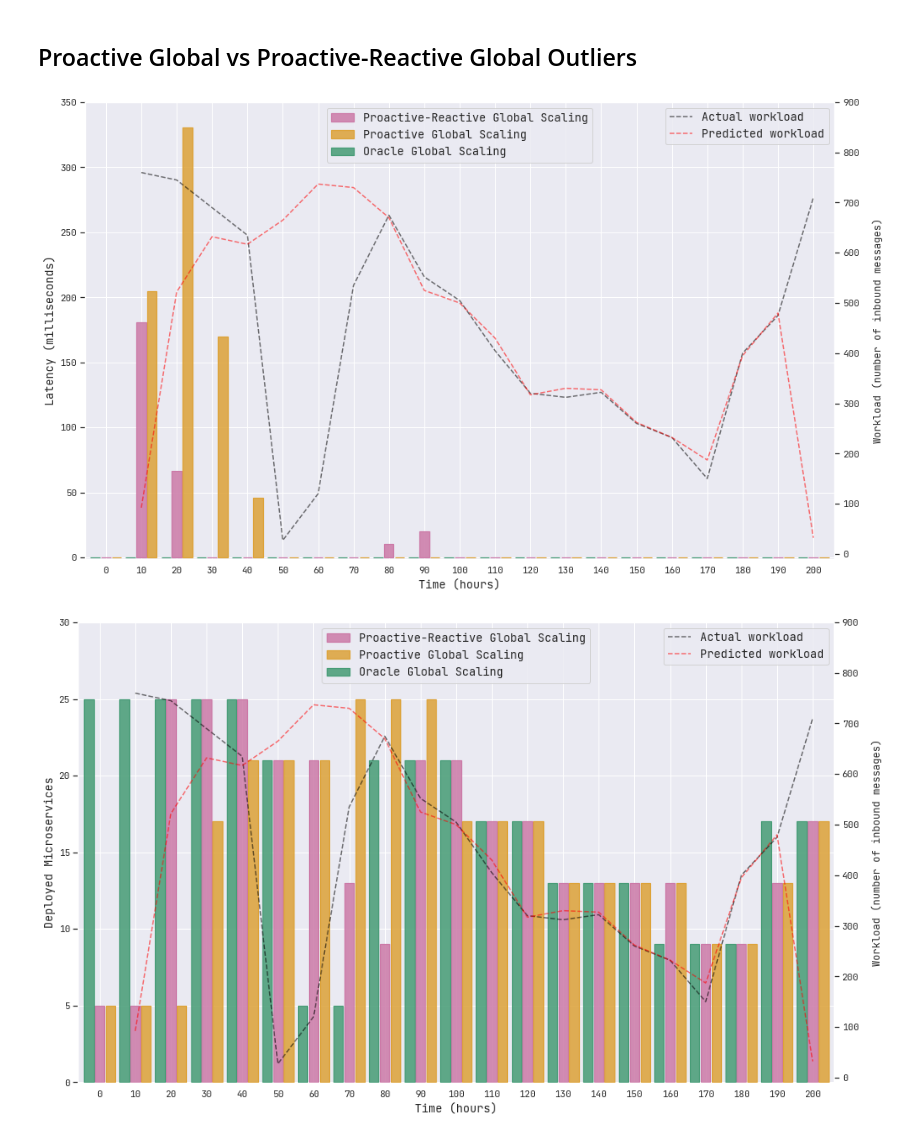
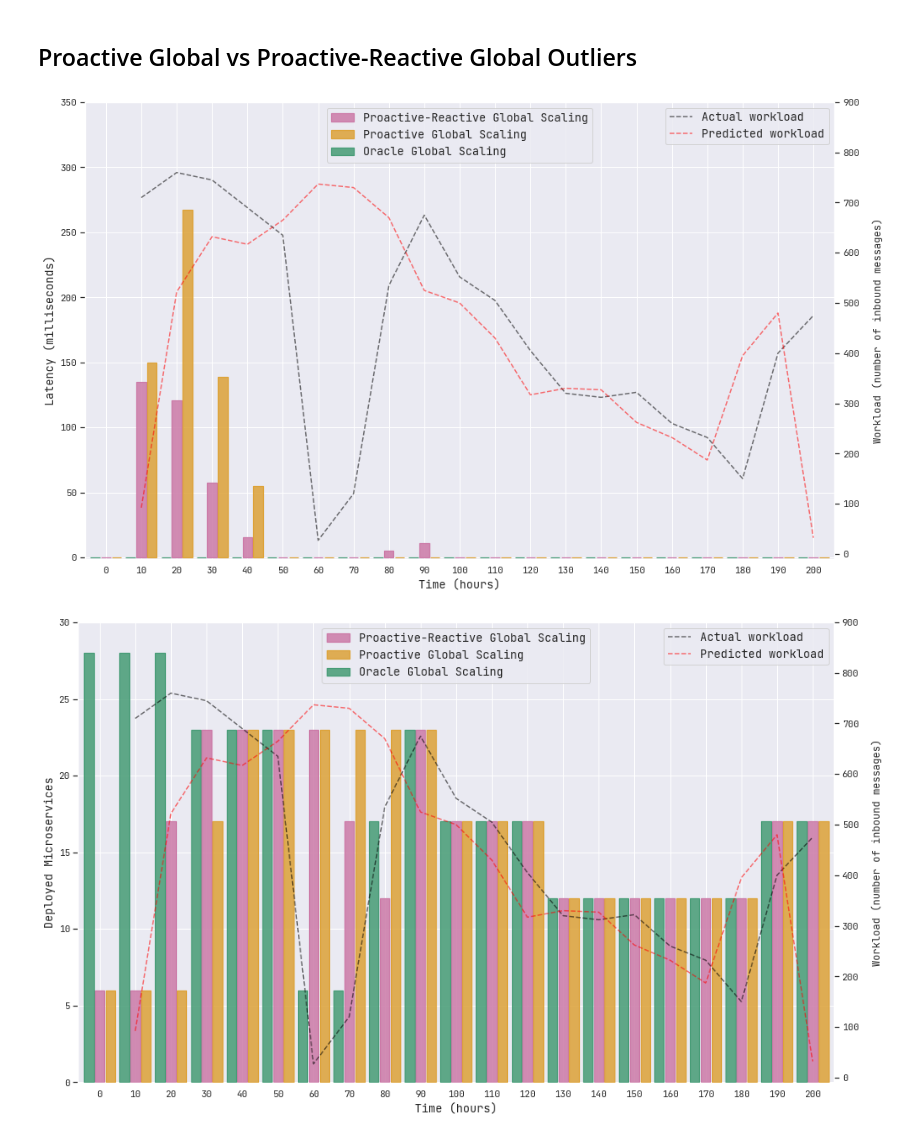
Before and after one commit to LBacchiani/TeaStore-GlobalScaling, a Jupyter notebook: main.ipynb, the cells around one changed output. Drawn from its saved outputs; the diff is of its cells as text; code cells hidden in the pictures.

```diff
--- a/main.ipynb
+++ b/main.ipynb
@@ -90,7 +90,7 @@ for target_col, target_label, save_label, step in zip(target_cols, target_labels
     width = 2.7
 
     if save_label == 'latency':
-        up = 100
+        up = 200
         down = -.5
     elif save_label == 'deployed_instaces':
         up = 30
@@ -157,7 +157,7 @@ for target_col, target_label, save_label, step in zip(target_cols, target_labels
 # %% [markdown]
 ## Oracle Local vs Reactive Global Scaling Enron
 # %%
-data_folder = 'data/'
+data_folder = 'newData/'
 data_files = ['oracle_local.txt', 'reactive_global.txt']
 
 target_cols = ['Latency (ms)', 'Deployed instances', 'Message Loss']
@@ -202,13 +202,13 @@ for target_col, target_label, save_label, step in zip(target_cols, target_labels
     width = 2.7
 
     if save_label == 'latency':
-        up = 35
+        up = 50
         down = -.01
     elif save_label == 'deployed_instaces':
         up = 30
         down = -.01
     else:
-        up = 3500
+        up = 8000
         down = -1
 
 
@@ -274,7 +274,7 @@ print("area local =", area_local)
 # %% [markdown]
 ## Proactive Global vs Proactive-Reactive Global Outliers
 # %%
-data_folder = 'data/'
+data_folder = 'newData/'
 data_files = ['proactive-reactive_outliers_global.txt', 'proactive_outliers_global.txt', 'oracle_outliers_global.txt']
 
 target_cols = ['Latency (ms)', 'Deployed instances', 'Message Loss', 'Cost (USD)']
@@ -282,7 +282,7 @@ target_labels = ['Latency (milliseconds)', 'Deployed Microservices', 'Message Lo
 save_labels = ['latency', 'deployed_instaces']#, 'loss']
 steps = [50, 10, 200, .01]
 # %%
-usecols_oracle = [0,1,3,7,9,11,13]
+usecols_oracle = [0,1,5,7,9,11,13]
 usecols_proactive_reactive = [0,1,7,9,11,13,15]
 usecols_proactive = [0,1,3,7,9,11,13]
 
@@ -310,7 +310,7 @@ for file in data_files:
     dfs[scenario] = df
 
 for target_col, target_label, save_label, step in zip(target_cols, target_labels, save_labels, steps):
-    x = dfs['proactive-reactive']['Time (ms)']
+    x = dfs['oracle']['Time (ms)']
     y_msgs = dfs['oracle']['Scale Target']
     y_pred = dfs['proactive']['Scale Target']
     y_global = dfs['proactive-reactive'][target_col]
@@ -372,32 +372,32 @@ for target_col, target_label, save_label, step in zip(target_cols, target_labels
     )
 
 
     # define background plot
     arrived_msgs = ax_background.plot(x[1:], y_msgs[1:], linestyle='dashed', label='Actual workload', color='black', zorder=1000, alpha=.55)
     predicted_msgs = ax_background.plot(x[1:], y_pred[1:], linestyle='dashed', label='Predicted workload', color='red', zorder=1000, alpha=.55)
 
     # set axis limits
     ax.set_yscale('linear')
     ax.set_xlim(-6, 206)
     ax.set_ylim(down, up)
 
     # set ticks and labels
     ax.set_ylabel(target_label, fontsize=13.5)
     ax.set_xlabel('Time (hours)', fontsize=13.5)
     ax.set_xticks(range(0, 210, 10))
    # ax.set_xticklabels(['10', '11', '12', '13', '14', '15', '16', '17', '18', '19', '20', '21', '22', '23', '00', '01', '02', '03', '04', '05', '06'])
 
     # background ticks and labels
     ax_background.set_yticks(range(0, 1000, 100))
     ax_background.grid(False)
     ax_background.yaxis.set_label_coords(1.05, 0.5)
     ax_background.set_ylabel('Workload (number of inbound messages)')
 
     # legend settings
     ax.legend(loc='upper center', ncol=1, frameon=True, fontsize=13.5)
     ax_background.legend(loc='upper right', ncol=1, frameon=True, fontsize=13.5)
 
     fig.savefig(f'./images/{save_label}_outliers_proactive_reactiveG_vs_proactiveG.pdf', dpi=300, format='pdf', bbox_inches='tight')
 # %% [output]
-[figure, old version]
+[figure, new version]
-[figure, old version]
+[figure, new version]
```
Also changed, not shown: parts of 3 cells of this notebook, 21 other files.
